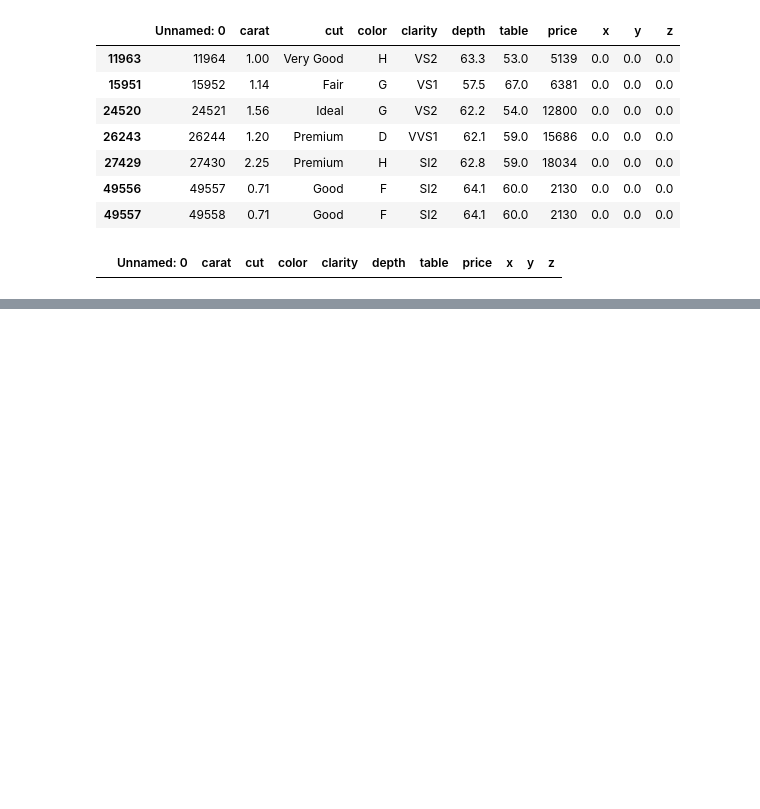
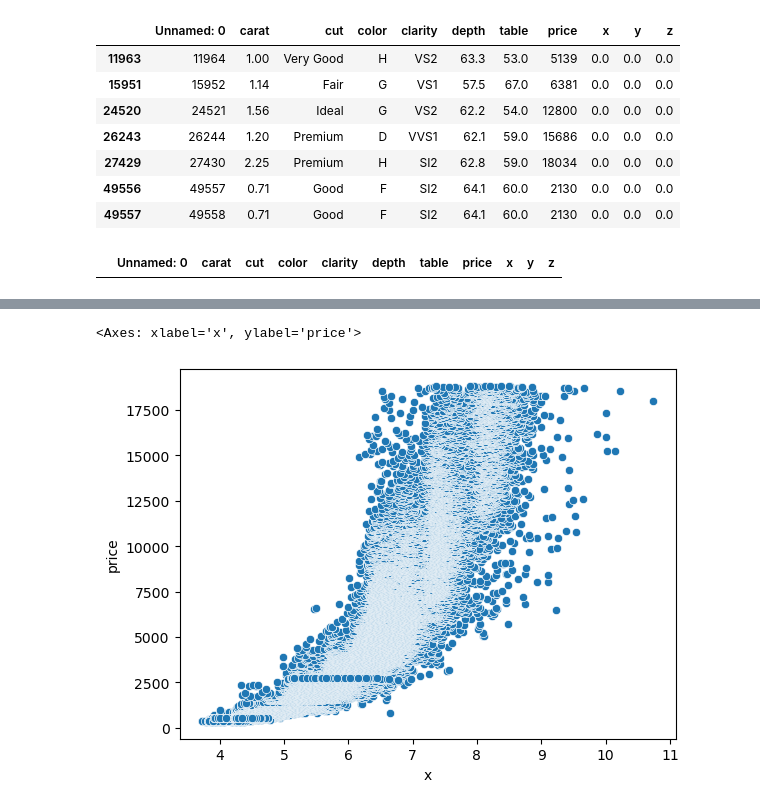
Before and after one commit to alyboii/at-lKurs, a Jupyter notebook: SVM/Diamond.ipynb, the cells around one changed output, grey strips where cells are left out. Saved outputs shown, nothing was run; the diff lists cells and outputs as text; code cells hidden in the pictures; blank space fills up the shorter version.

```diff
--- a/SVM/Diamond.ipynb
+++ b/SVM/Diamond.ipynb
@@ -85,0 +91,5 @@ dfclean[dfclean["y"]==0]
+# %%
+sns.scatterplot(x=dfclean["x"],y=dfclean["price"])
+# %% [output]
+<Axes: xlabel='x', ylabel='price'>
+[figure, added]
```
Also changed, not shown: parts of 37 cells of this notebook.
